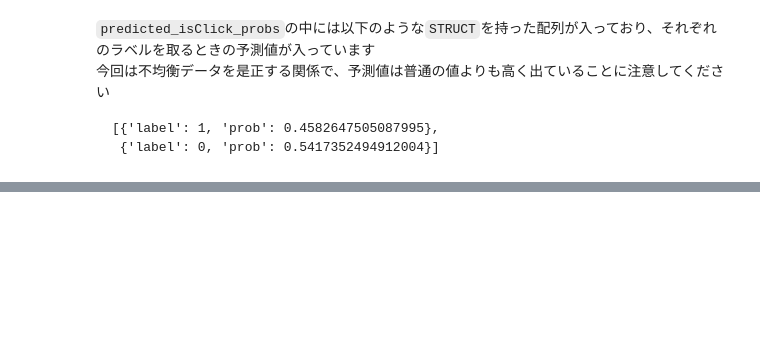
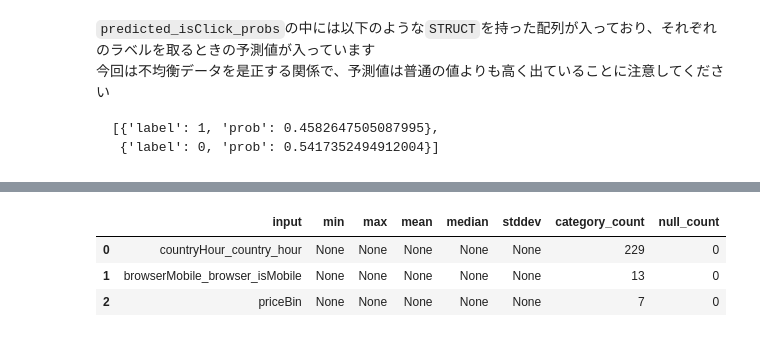
Before and after one commit to hiroaki8388/gcp, a Jupyter notebook: article/bqml3.ipynb, the cells around one changed output, grey strips where cells are left out. Drawn from its saved outputs; the diff is of its cells as text; code cells hidden in the pictures; blank space fills up the shorter version.

```diff
--- a/article/bqml3.ipynb
+++ b/article/bqml3.ipynb
@@ -24,3 +25,5 @@ PROJECT ='scalable-data-science'
+# %%
+PROJECT ='自身で作成したプロジェクトID'
 # %% [markdown]
 # BQMLの使いどころ
 - 大量のデータセットから、素早く学習、予測を行いたい場合
@@ -231,0 +249,9 @@ TODO
+# %%
+%%bigquery  --project $PROJECT
+SELECT *
+FROM ML.FEATURE_INFO(MODEL `google_analytics.ga_model_log`)
+# %% [output]
+|  | input | min | max | mean | median | stddev | category_count | null_count |
+| 0 | countryHour_country_hour | None | None | None | None | None | 229 | 0 |
+| 1 | browserMobile_browser_isMobile | None | None | None | None | None | 13 | 0 |
+| 2 | priceBin | None | None | None | None | None | 7 | 0 |
```
Also changed, not shown: parts of 16 cells of this notebook.
